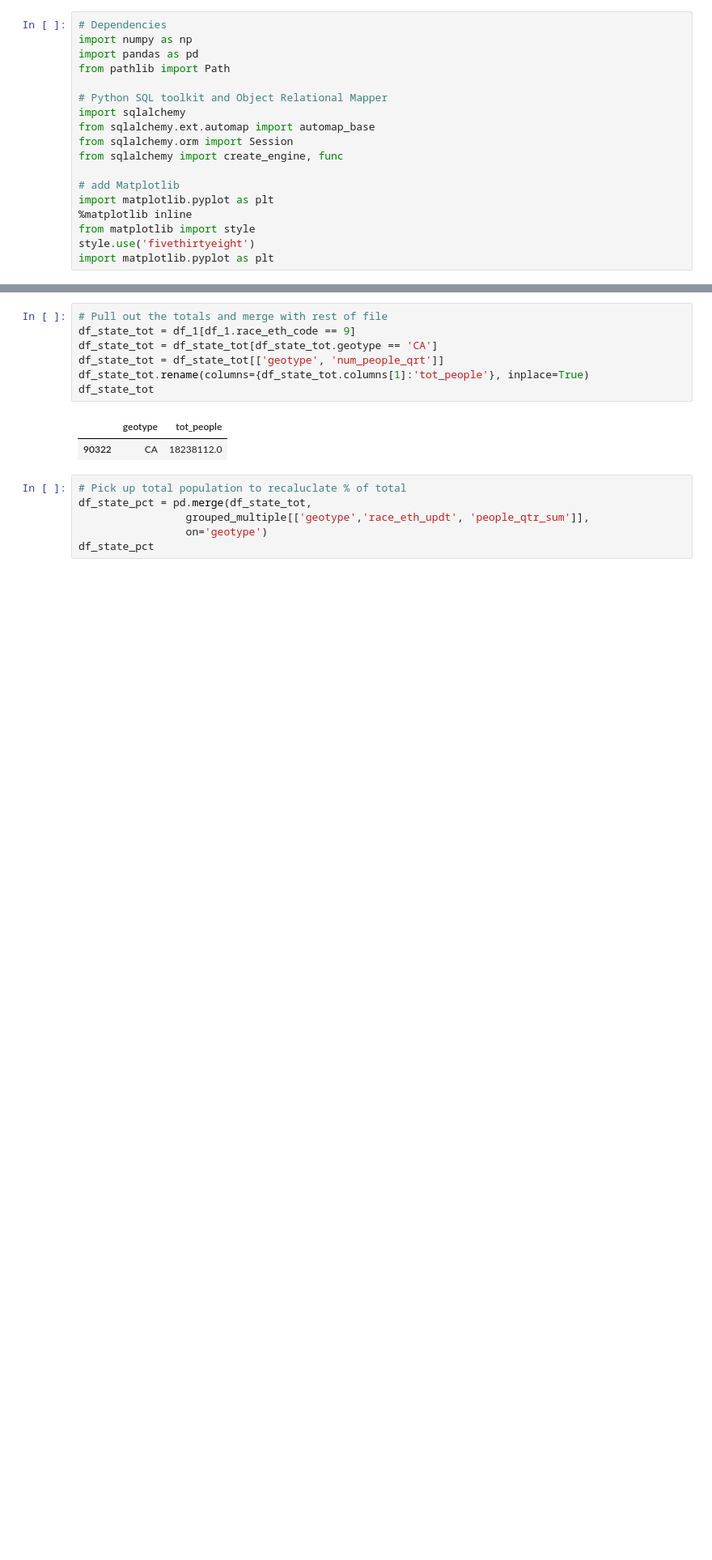
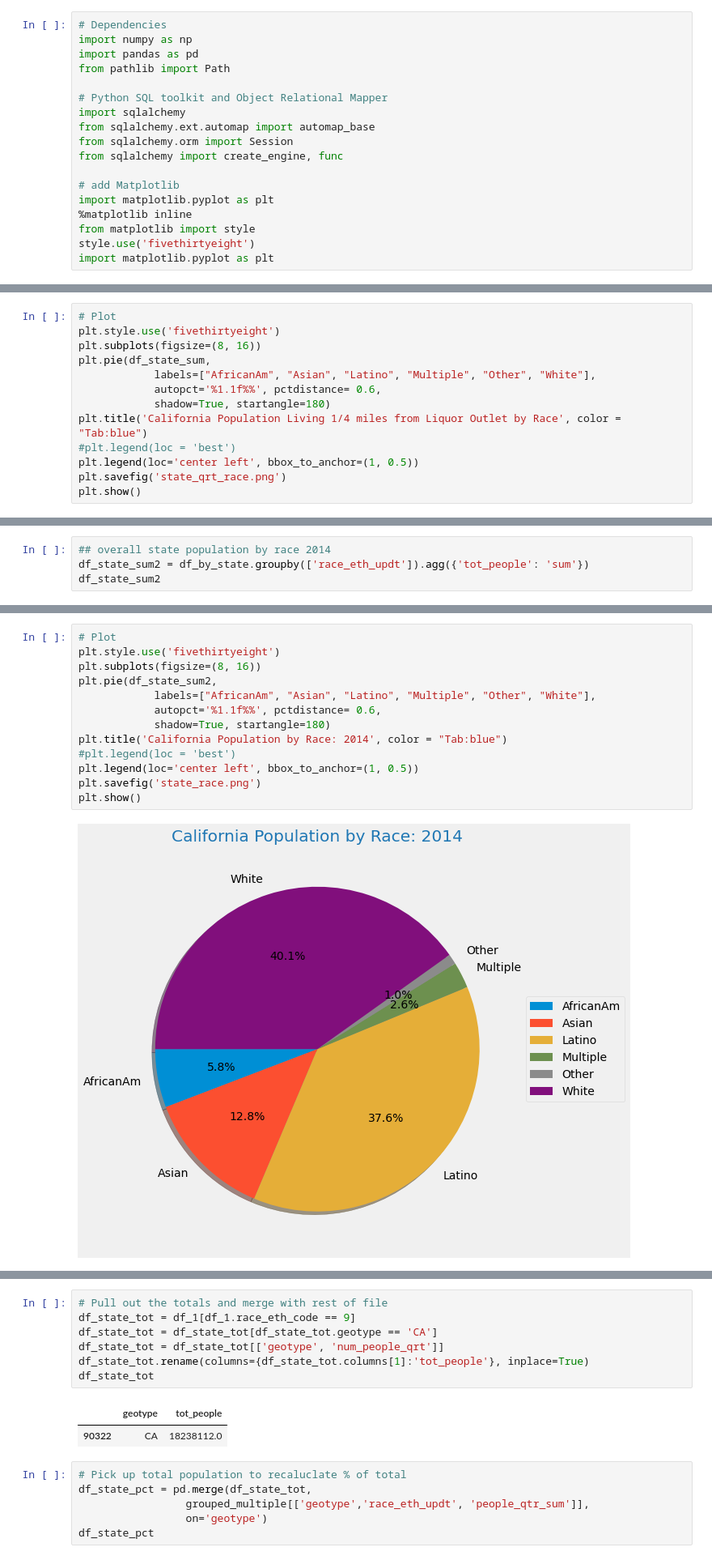
Before and after one commit to mtmcphail/Group1_Final, a Jupyter notebook: Data_Visualizations.ipynb, the cells around one changed output, grey strips where cells are left out. Shown at 81% size. Drawn from its saved outputs; the diff is of its cells as text; blank space fills up the shorter version.

```diff
--- a/Data_Visualizations.ipynb
+++ b/Data_Visualizations.ipynb
@@ -109,0 +92,13 @@ grouped_multiple
+# %%
+# Plot
+plt.style.use('fivethirtyeight')
+plt.subplots(figsize=(8, 16))
+plt.pie(df_state_sum,
+            labels=["AfricanAm", "Asian", "Latino", "Multiple", "Other", "White"],
+            autopct='%1.1f%%', pctdistance= 0.6,
+            shadow=True, startangle=180)
+plt.title('California Population Living 1/4 miles from Liquor Outlet by Race', color = "Tab:blue")
+#plt.legend(loc = 'best')
+plt.legend(loc='center left', bbox_to_anchor=(1, 0.5))
+plt.savefig('state_qrt_race.png')
+plt.show()
@@ -109,0 +107,4 @@ grouped_multiple
+# %%
+## overall state population by race 2014
+df_state_sum2 = df_by_state.groupby(['race_eth_updt']).agg({'tot_people': 'sum'})
+df_state_sum2
@@ -109,0 +120,15 @@ grouped_multiple
+# %%
+# Plot
+plt.style.use('fivethirtyeight')
+plt.subplots(figsize=(8, 16))
+plt.pie(df_state_sum2,
+            labels=["AfricanAm", "Asian", "Latino", "Multiple", "Other", "White"],
+            autopct='%1.1f%%', pctdistance= 0.6,
+            shadow=True, startangle=180)
+plt.title('California Population by Race: 2014', color = "Tab:blue")
+#plt.legend(loc = 'best')
+plt.legend(loc='center left', bbox_to_anchor=(1, 0.5))
+plt.savefig('state_race.png')
+plt.show()
+# %% [output]
+[figure, added]
```
Also changed, not shown: parts of 38 cells of this notebook.
